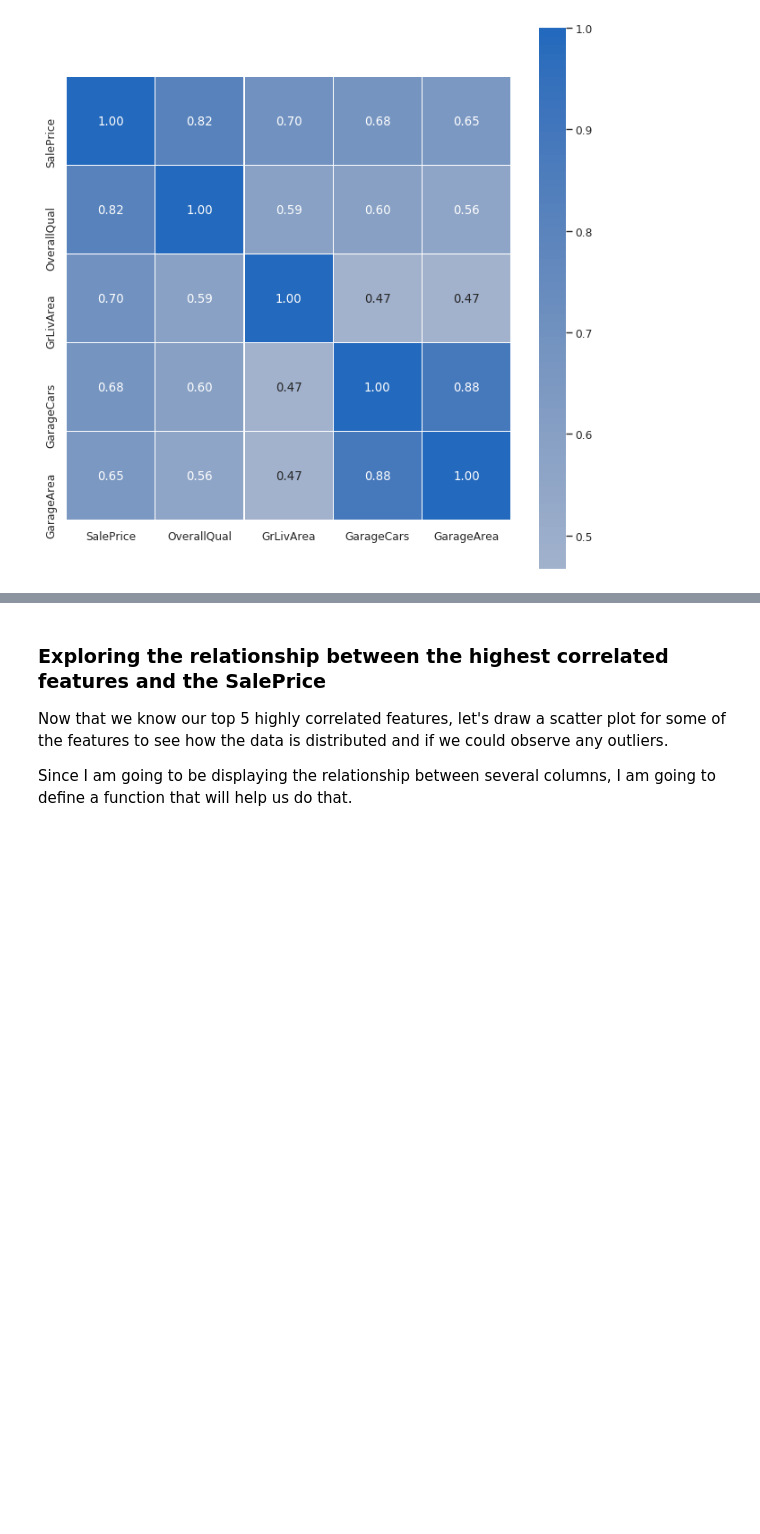
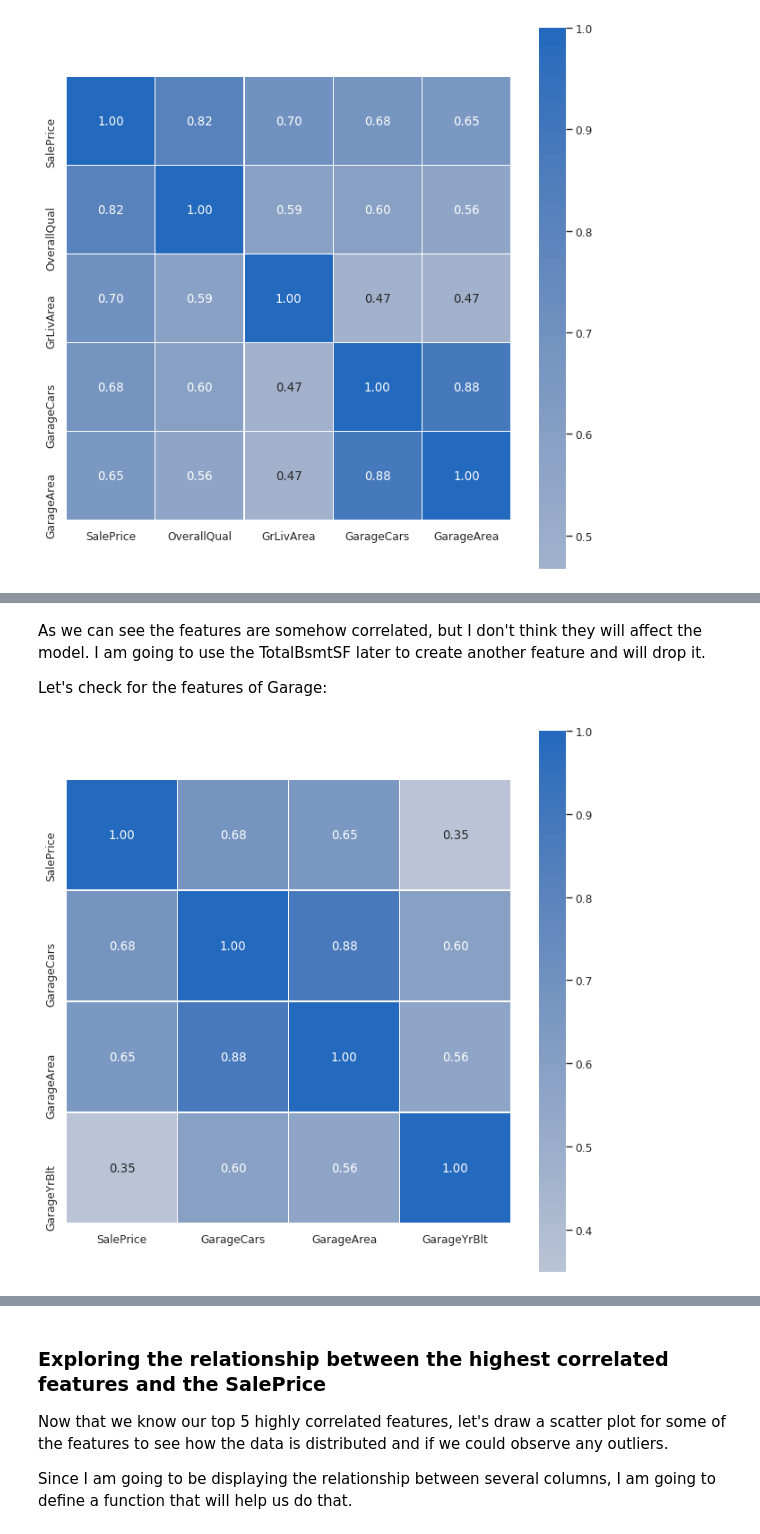
Before and after one commit to naseerfaheem/House-Prices, a Jupyter notebook: House Prices.ipynb, the cells around one changed output, grey strips where cells are left out. Saved outputs shown, nothing was run; the diff lists cells and outputs as text; code cells hidden in the pictures; blank space fills up the shorter version.

```diff
--- a/House Prices.ipynb
+++ b/House Prices.ipynb
@@ -289,0 +425,11 @@ draw_heatmap(df_scaled, "SalePrice", 5)
+# %% [markdown]
+As we can see the features are somehow correlated, but I don't think they will affect the model.
+I am going to use the TotalBsmtSF later to create another feature and will drop it.
+
+Let's check for the features of Garage:
+# %%
+garage_features = ["GarageCond","GarageType", "GarageQual","GarageFinish", "GarageArea","GarageCars","GarageYrBlt", "SalePrice"]
+garage_df = df_scaled[garage_features]
+draw_heatmap(garage_df, "SalePrice", 10)
+# %% [output]
+[figure, added]
```
Also changed, not shown: parts of 34 cells of this notebook.
